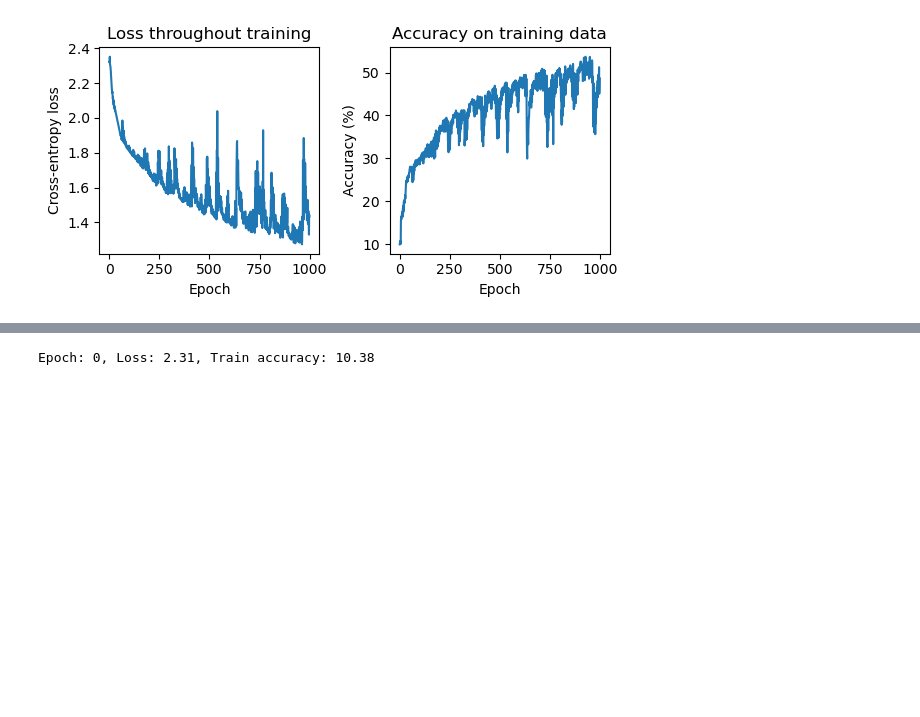
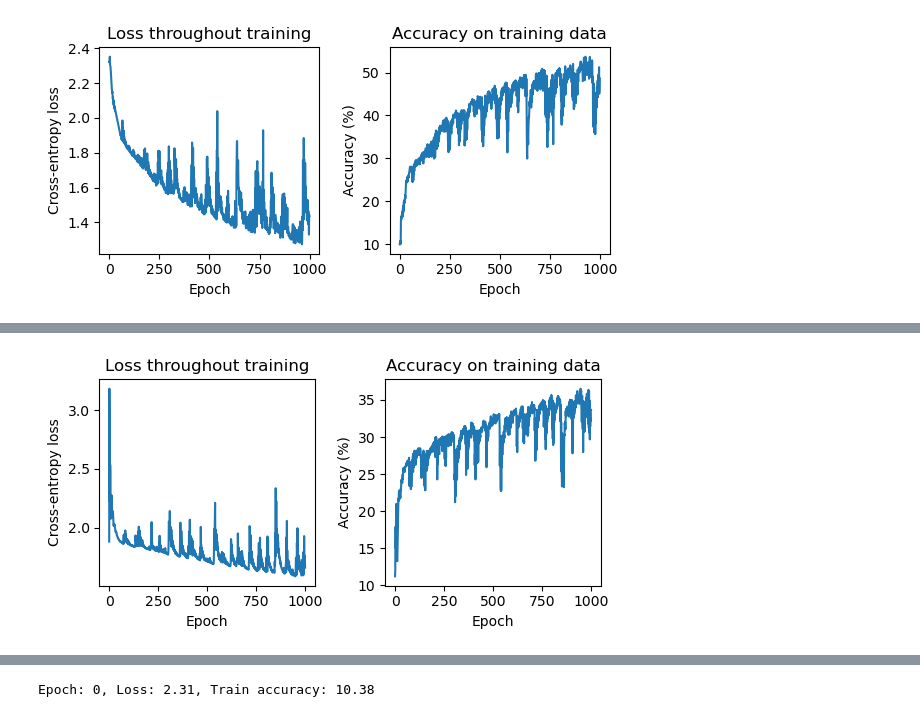
Before and after one commit to atleer/intro-to-deep-learning-dev, a Jupyter notebook: Day02/05_depth_vs_width_of_networks/index.ipynb, the cells around one changed output, grey strips where cells are left out. Cells and saved outputs as stored; diff of their text form; code cells hidden in the pictures; blank space fills up the shorter version.

```diff
--- a/Day02/05_depth_vs_width_of_networks/index.ipynb
+++ b/Day02/05_depth_vs_width_of_networks/index.ipynb
@@ -465,0 +479,26 @@ The model with 4 layers trained over 1000 epochs reached an even higher train ac
+# %%
+hidden_layer_size = 10
+
+# create model
+torch.manual_seed(SEED)
+
+model = nn.Sequential(
+    nn.Linear(n_in_features, hidden_layer_size),
+    nn.ReLU(),
+    nn.Linear(hidden_layer_size, hidden_layer_size),
+    nn.ReLU(),
+    nn.Linear(hidden_layer_size, hidden_layer_size),
+    nn.ReLU(),
+    nn.Linear(hidden_layer_size, hidden_layer_size),
+    nn.ReLU(),
+    nn.Linear(hidden_layer_size, hidden_layer_size),
+    nn.ReLU(),
+    nn.Linear(hidden_layer_size, hidden_layer_size),
+    nn.ReLU(),
+    nn.Linear(hidden_layer_size, hidden_layer_size),
+    nn.ReLU(),
+    nn.Linear(hidden_layer_size, hidden_layer_size),
+    nn.ReLU(),
+    nn.Linear(hidden_layer_size, n_classes)
+)
+model
@@ -465,0 +525,2 @@ The model with 4 layers trained over 1000 epochs reached an even higher train ac
+# %%
+losses, accuracies = utils.train(model, features_train, labels_train, nepochs=1000)
@@ -465,0 +541,4 @@ The model with 4 layers trained over 1000 epochs reached an even higher train ac
+# %%
+utils.plot_performance_training(losses, accuracies)
+# %% [output]
+[figure, added]
```
Also changed, not shown: parts of 13 cells of this notebook.
